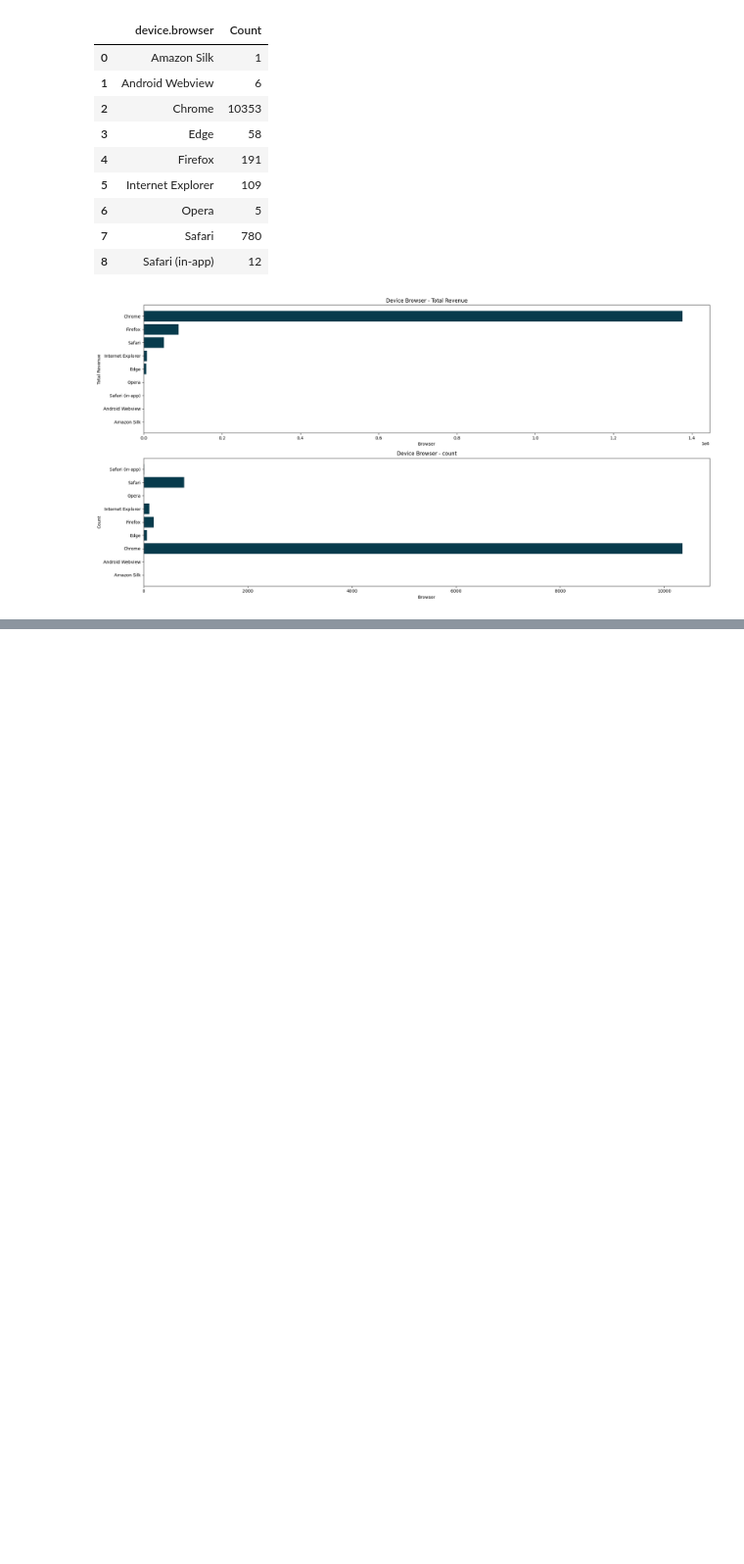
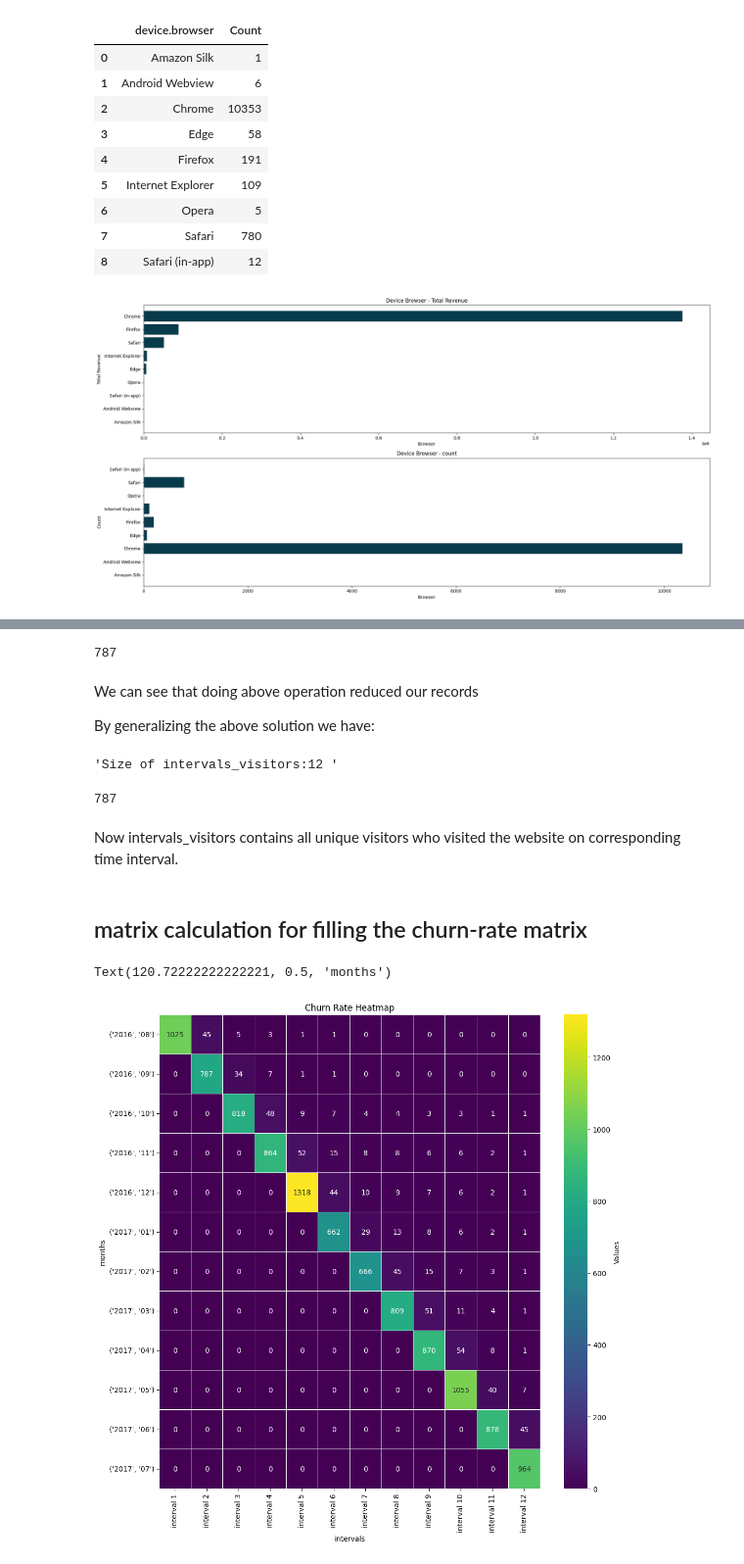
Before and after one commit to abhishekchauhanbyte/Data-Analysis-Cdp, a Jupyter notebook: Ecommerce_DA_project_latest.ipynb, the cells around one changed output, grey strips where cells are left out. Shown at 98% size. Cells and saved outputs as stored; diff of their text form; code cells hidden in the pictures; blank space fills up the shorter version.

Commit message:
Churn Calculation : v5

```diff
--- a/Ecommerce_DA_project_latest.ipynb
+++ b/Ecommerce_DA_project_latest.ipynb
@@ -504,0 +559,12 @@ plt.show()
+# %%
+start_date = datetime(2016, 8, 1)
+end_date = datetime(2017, 7, 31)
+
+current_date = start_date
+months_given_list = []
+while current_date <= end_date:
+    month_year = (current_date.strftime("%Y"),current_date.strftime("%m"))
+    months_given_list.append(month_year)
+    current_date +=relativedelta(months=1)
+months_given_list.sort(key = lambda x: x[0])
+print(months_given_list)
@@ -504,0 +627,28 @@ plt.show()
+# %%
+# but here is a problem of repeating visitors who are coming in same month more than once so we want to consider a visitorId once only in a
+# particular month.
+unique_visitors_for_month = set(temp_df["fullVisitorId"])
+len(unique_visitors_for_month)
+# %% [output]
+787
+# %% [markdown]
+We can see that doing above operation reduced our records
+
+By generalizing the above solution we have:
+# %%
+intervals_visitors = []
+for tmp_tuple in months_given_list:
+    intervals_visitors.append(set(dated_df[(dated_df.year == tmp_tuple[0]) & (dated_df.month == tmp_tuple[1]) ]["fullVisitorId"]))
+
+f"Size of intervals_visitors:{len(intervals_visitors)} "
+# %% [output]
+'Size of intervals_visitors:12 '
+# %%
+#this will verify that our generalized solution giving correct results
+print(len(intervals_visitors[1]))
+# %% [output]
+787
+# %% [markdown]
+Now intervals_visitors contains all unique visitors who visited the website on corresponding time interval.
+# %% [markdown]
+## matrix calculation for filling the churn-rate matrix
@@ -504,0 +680,10 @@ plt.show()
+# %%
+x_tick_labels = [f"interval {t}" for t in range(1,13)]
+fig, ax = plt.subplots(figsize=(12,12))
+ax = sns.heatmap(np.array(tmp_matrix,dtype=int), annot=True, cmap='viridis', xticklabels= x_tick_labels ,yticklabels=months_given_list, fmt='.0f', linewidths=.5, cbar_kws={'label': 'Values'})
+ax.set_title('Churn Rate Heatmap')
+ax.set_xlabel("intervals")
+ax.set_ylabel("months")
+# %% [output]
+Text(120.72222222222221, 0.5, 'months')
+[figure, added]
```
Also changed, not shown: parts of 22 cells of this notebook.
